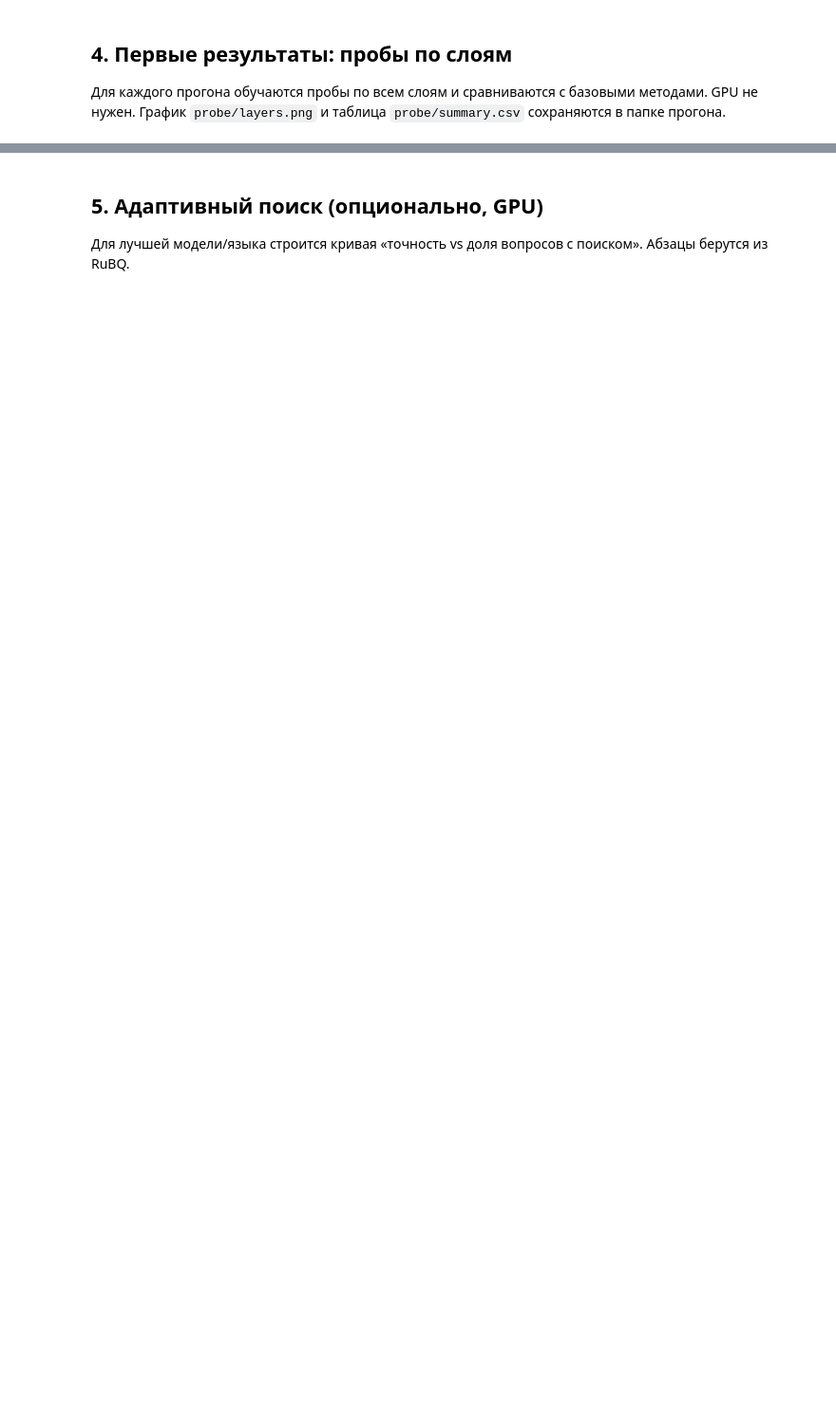
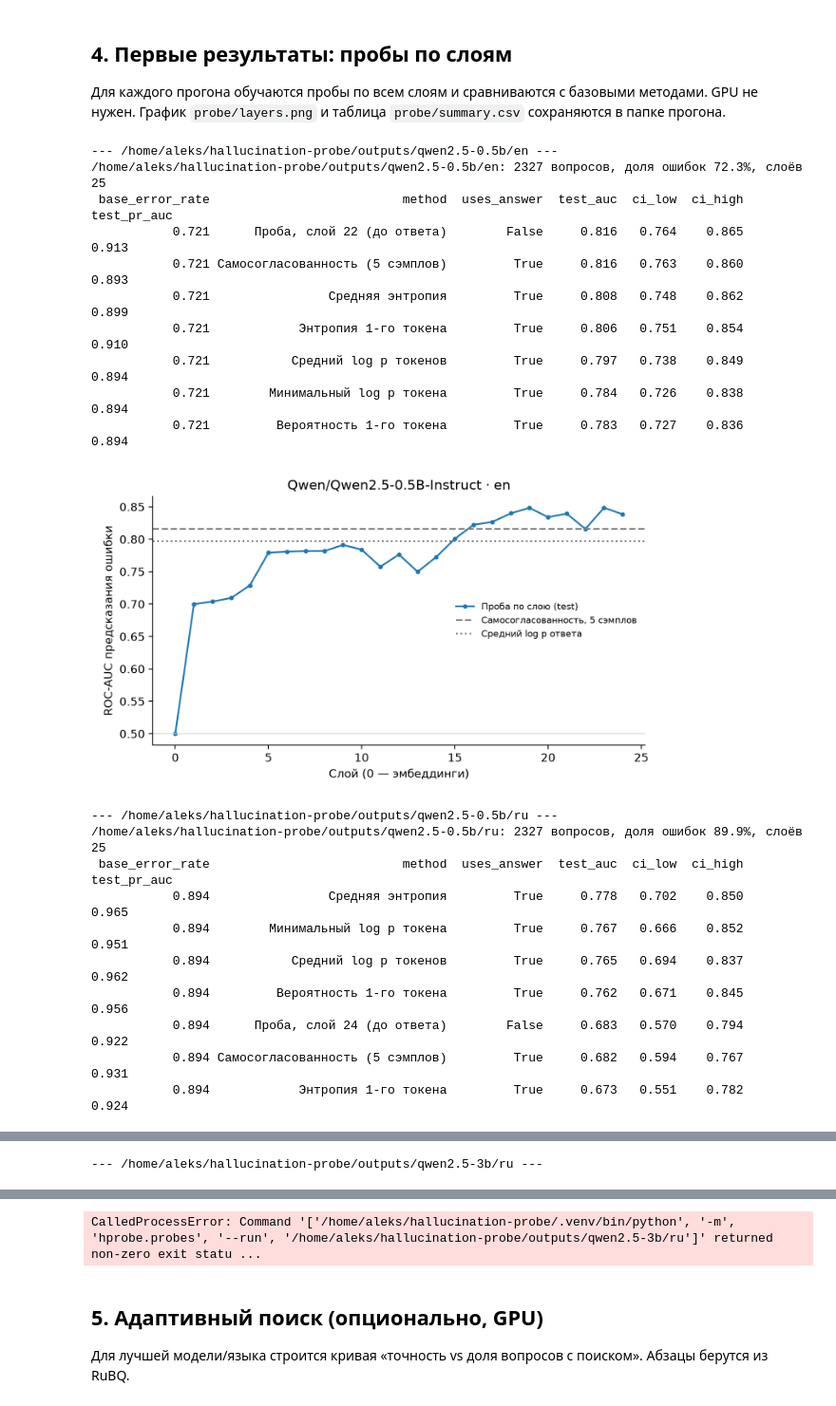
Before and after one commit to NilsonML/hallucination-probe, a Jupyter notebook: notebooks/01_generate_local.ipynb, the cells around one changed output, grey strips where cells are left out. Shown at 95% size. Cells and saved outputs as stored; diff of their text form; code cells hidden in the pictures; blank space fills up the shorter version.

```diff
--- a/notebooks/01_generate_local.ipynb
+++ b/notebooks/01_generate_local.ipynb
@@ -80,6 +179,7 @@ for model, short, bs in RUNS:
 
 В папке каждого прогона появился `manual_check.csv` (100 случайных ответов). Для главного прогона `qwen2.5-1.5b/ru` откройте файл в Excel/LibreOffice, в столбце `human` поставьте 1, если ответ модели верный, и 0, если неверный. Сохраните как CSV на то же место и запустите ячейку ниже: получится точность автоматической разметки — это число пойдёт в тезисы.
 # %%
+OUT = REPO / 'outputs'
 subprocess.run([
     sys.executable, '-m', 'hprobe.label',
     '--run', str(OUT / 'qwen2.5-1.5b' / 'ru'),
@@ -91,13 +197,38 @@ subprocess.run([
 Для каждого прогона обучаются пробы по всем слоям и сравниваются с базовыми методами. GPU не нужен. График `probe/layers.png` и таблица `probe/summary.csv` сохраняются в папке прогона.
 # %%
 from IPython.display import Image, display
+import subprocess
+
+OUT = REPO / 'outputs'
 
 for run in sorted(OUT.glob('*/*')):
     if not (run / 'hidden.npy').exists():
         continue
     print(f'\n--- {run} ---')
     subprocess.run([
         sys.executable, '-m', 'hprobe.probes',
         '--run', str(run),
     ], cwd=REPO, env={**os.environ, 'PYTHONPATH': 'src'}, check=True)
     display(Image(filename=run / 'probe' / 'layers.png', width=600))
+# %% [output]
+--- /home/aleks/hallucination-probe/outputs/qwen2.5-0.5b/en ---
+/home/aleks/hallucination-probe/outputs/qwen2.5-0.5b/en: 2327 вопросов, доля ошибок 72.3%, слоёв 25
+ base_error_rate                          method  uses_answer  test_auc  ci_low  ci_high  test_pr_auc
+           0.721      Проба, слой 22 (до ответа)        False     0.816   0.764    0.865        0.913
+           0.721 Самосогласованность (5 сэмплов)         True     0.816   0.763    0.860        0.893
+           0.721                Средняя энтропия         True     0.808   0.748    0.862        0.899
+           0.721            Энтропия 1-го токена         True     0.806   0.751    0.854        0.910
+           0.721           Средний log p токенов         True     0.797   0.738    0.849        0.894
+           0.721        Минимальный log p токена         True     0.784   0.726    0.838        0.894
+           0.721         Вероятность 1-го токена         True     0.783   0.727    0.836        0.894
+[figure, added]
+--- /home/aleks/hallucination-probe/outputs/qwen2.5-0.5b/ru ---
+/home/aleks/hallucination-probe/outputs/qwen2.5-0.5b/ru: 2327 вопросов, доля ошибок 89.9%, слоёв 25
+ base_error_rate                          method  uses_answer  test_auc  ci_low  ci_high  test_pr_auc
+           0.894                Средняя энтропия         True     0.778   0.702    0.850        0.965
+           0.894        Минимальный log p токена         True     0.767   0.666    0.852        0.951
+           0.894           Средний log p токенов         True     0.765   0.694    0.837        0.962
+           0.894         Вероятность 1-го токена         True     0.762   0.671    0.845        0.956
+           0.894      Проба, слой 24 (до ответа)        False     0.683   0.570    0.794        0.922
+           0.894 Самосогласованность (5 сэмплов)         True     0.682   0.594    0.767        0.931
+           0.894            Энтропия 1-го токена         True     0.673   0.551    0.782        0.924
@@ -103,0 +258 @@ for run in sorted(OUT.glob('*/*')):
+--- /home/aleks/hallucination-probe/outputs/qwen2.5-3b/ru ---
@@ -104,3 +276,4 @@ for run in sorted(OUT.glob('*/*')):
+CalledProcessError: Command '['/home/aleks/hallucination-probe/.venv/bin/python', '-m', 'hprobe.probes', '--run', '/home/aleks/hallucination-probe/outputs/qwen2.5-3b/ru']' returned non-zero exit statu ...
 # %% [markdown]
 ## 5. Адаптивный поиск (опционально, GPU)
 
```
Also changed, not shown: parts of 6 cells of this notebook, 24 other files.
